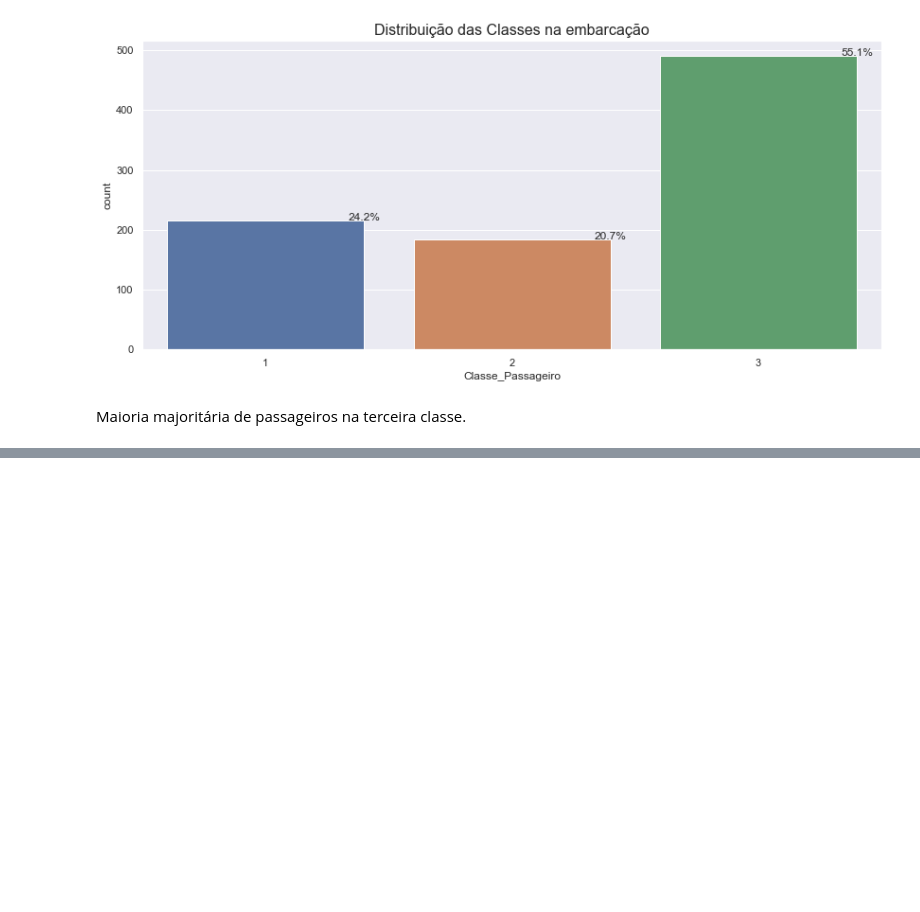
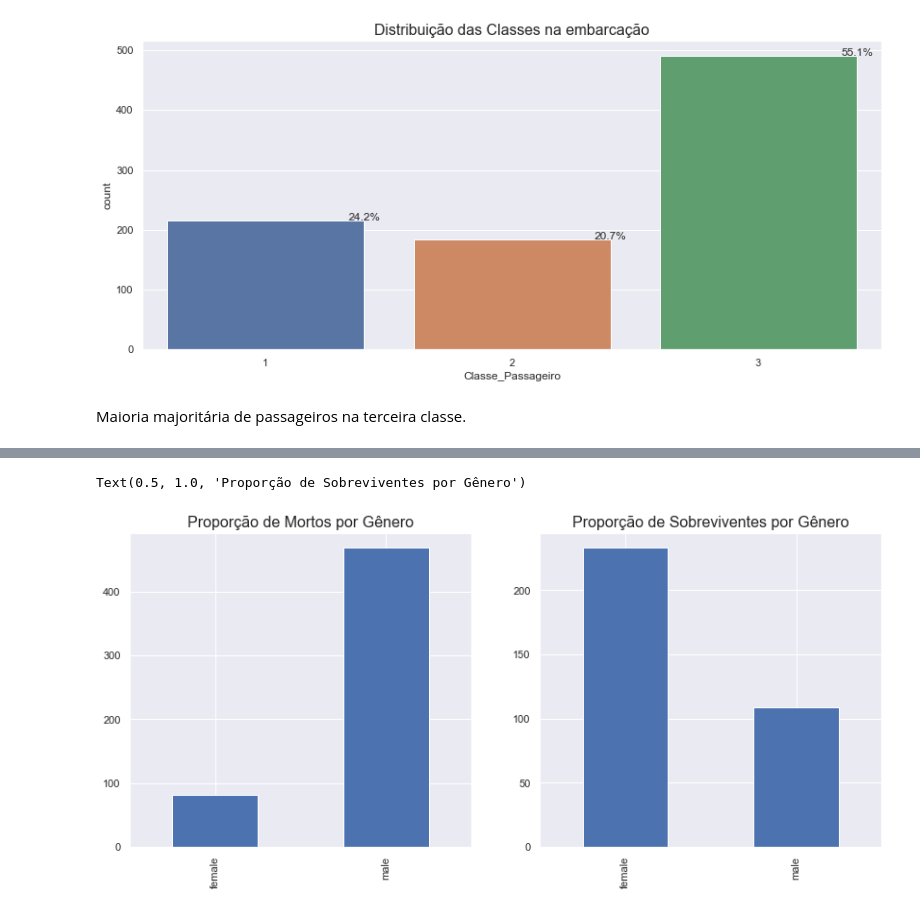
Before and after one commit to Rebeque/Titanic---Quem-sobreviveria-ETL-EDA-ML-Deploy-HTML-CSS-, a Jupyter notebook: Notebook_Titanic_Quem sobreviveria_v0.1.ipynb, the cells around one changed output, grey strips where cells are left out. Drawn from its saved outputs; the diff is of its cells as text; code cells hidden in the pictures; blank space fills up the shorter version.

Commit message:
Verificando relações e gerando visualizações

```diff
--- a/Notebook_Titanic_Quem sobreviveria_v0.1.ipynb
+++ b/Notebook_Titanic_Quem sobreviveria_v0.1.ipynb
@@ -501,0 +489,17 @@ df_genero
+# %%
+# Disperção de Gênero vs Sobrevivência
+data = df_treino.groupby(['Sobreviveu', 'Gênero'])['Gênero'].count()
+df_genero_dict = data.to_dict()
+df_genero = pd.DataFrame(data=df_genero_dict, index=[0,1,2,3])
+df_genero.drop([3,2,1], inplace=True)
+df_genero.rename(columns={'0':'Não Sobreviveu', '1': 'Sobreviveu'}, inplace=True)
+
+falecidos = df_genero['Não Sobreviveu'].T
+sobreviventes = df_genero['Sobreviveu'].T
+
+fig, axes = plt.subplots(nrows=1, ncols=2)
+falecidos.plot(legend=False, kind='bar', ax=axes[0]); axes[0].set_title('Proporção de Mortos por Gênero', fontsize=16)
+sobreviventes.plot(legend=False, kind='bar', ax=axes[1]); axes[1].set_title('Proporção de Sobreviventes por Gênero', fontsize=16)
+# %% [output]
+Text(0.5, 1.0, 'Proporção de Sobreviventes por Gênero')
+[figure, added]
```
Also changed, not shown: parts of 18 cells of this notebook.
